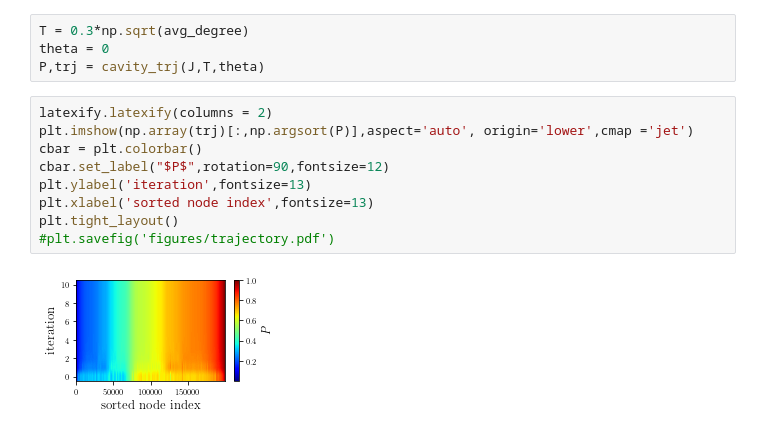
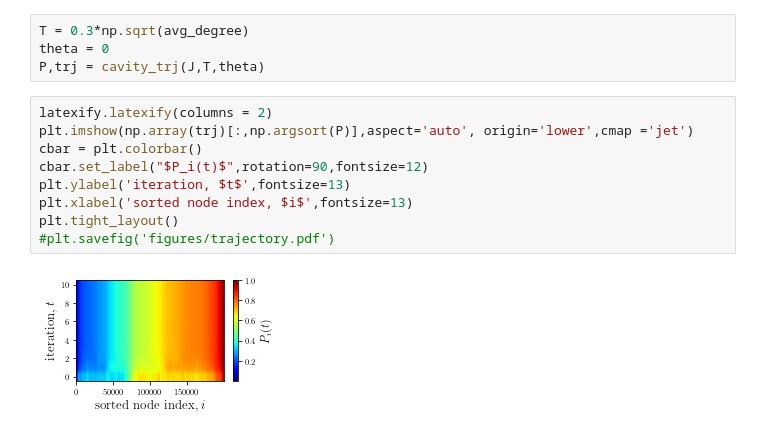
Before and after one commit to g-torr/uncovering-non-eq, a Jupyter notebook: section_3/heterogeneity/trajectory.ipynb, the cells around one changed output. Saved outputs shown, nothing was run; the diff lists cells and outputs as text.

```diff
--- a/section_3/heterogeneity/trajectory.ipynb
+++ b/section_3/heterogeneity/trajectory.ipynb
@@ -21,11 +21,11 @@ P,trj = cavity_trj(J,T,theta)
 # %%
 latexify.latexify(columns = 2)
 plt.imshow(np.array(trj)[:,np.argsort(P)],aspect='auto', origin='lower',cmap ='jet')
 cbar = plt.colorbar()
-cbar.set_label("$P$",rotation=90,fontsize=12)
-plt.ylabel('iteration',fontsize=13)
-plt.xlabel('sorted node index',fontsize=13)
+cbar.set_label("$P_i(t)$",rotation=90,fontsize=12)
+plt.ylabel('iteration, $t$',fontsize=13)
+plt.xlabel('sorted node index, $i$',fontsize=13)
 plt.tight_layout()
 #plt.savefig('figures/trajectory.pdf')
 # %% [output]
-[figure, old version]
+[figure, new version]
```
Also changed, not shown: parts of 1 cell of this notebook, 10 other files.
